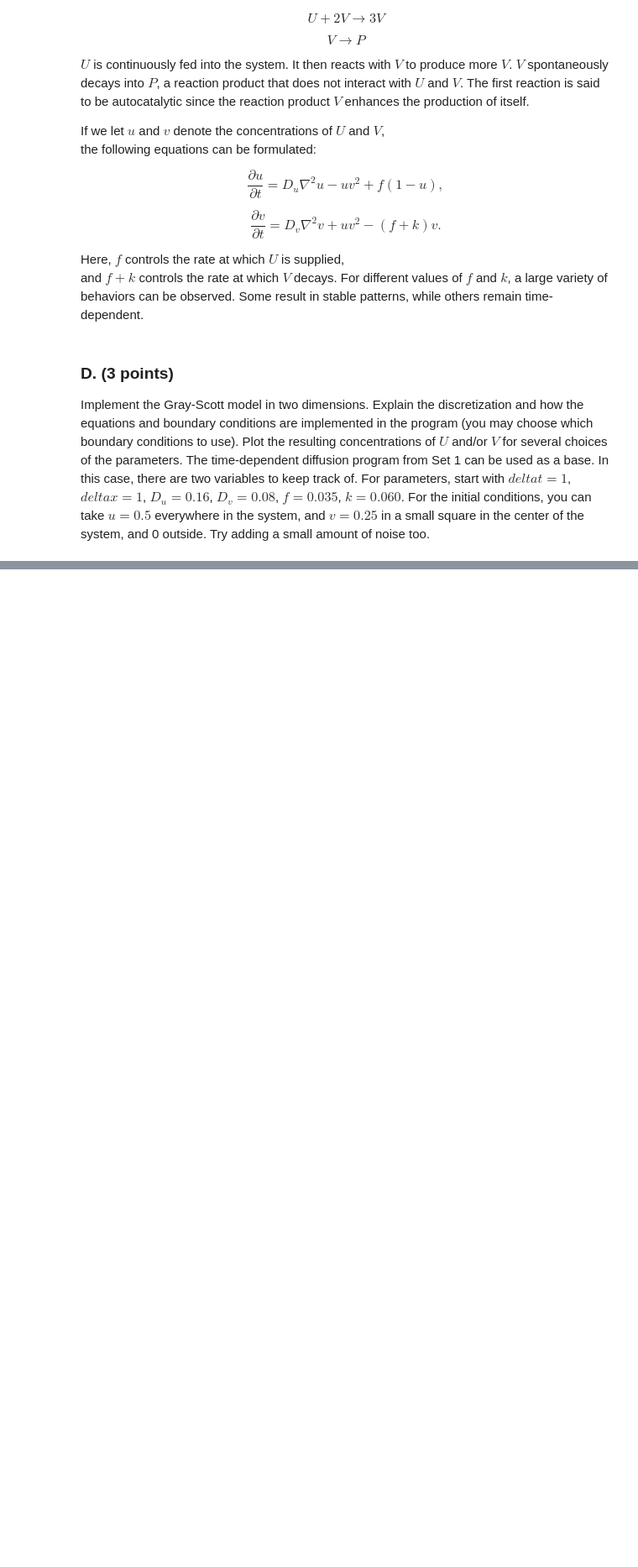
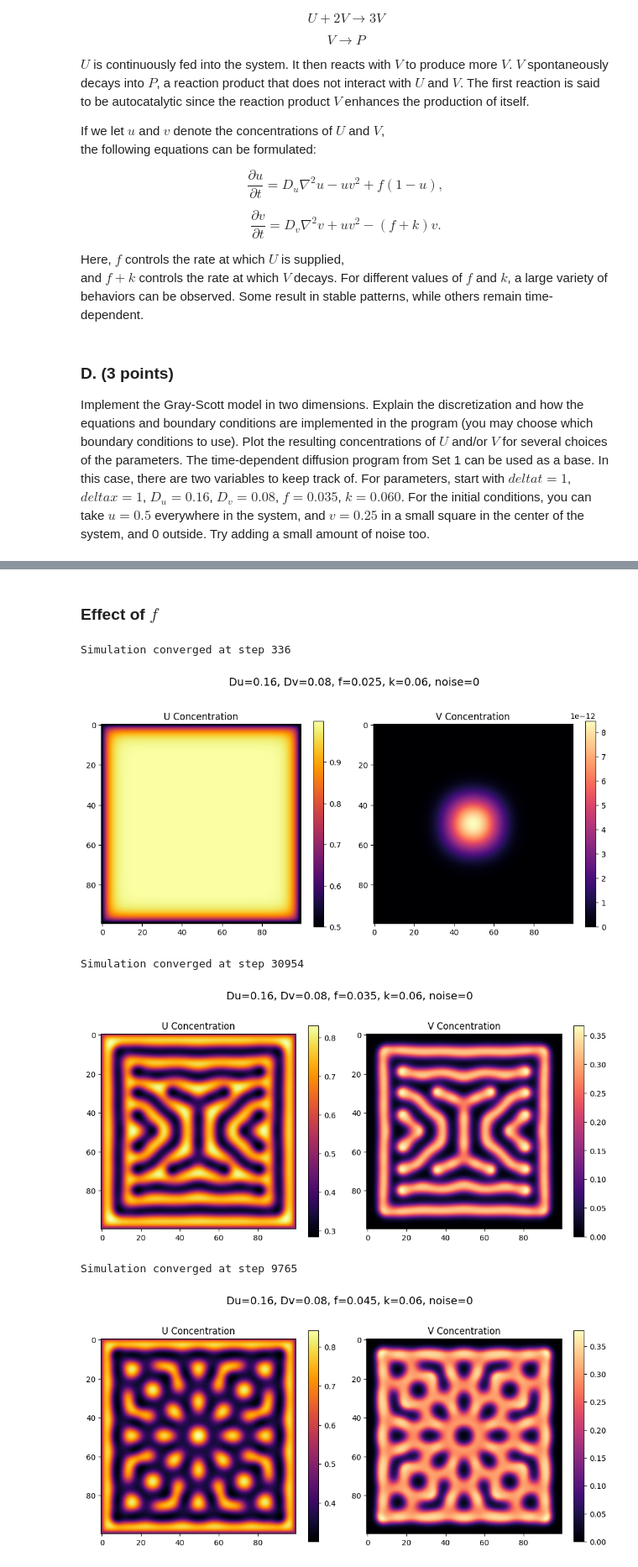
Before and after one commit to YuxinDong1010/ScientificComputingAssignment2, a Jupyter notebook: Set2.ipynb, the cells around one changed output, grey strips where cells are left out. Shown at 84% size. Saved outputs shown, nothing was run; the diff lists cells and outputs as text; code cells hidden in the pictures; blank space fills up the shorter version.

```diff
--- a/Set2.ipynb
+++ b/Set2.ipynb
@@ -342,0 +509,17 @@ Implement the Gray-Scott model in two dimensions.  Explain the discretization an
+# %% [markdown]
+### Effect of $f$
+# %%
+experiment_name = "Effect_of_f"
+f_values = [0.025, 0.035, 0.045]
+
+for f in f_values:
+    params = {"Du": 0.16, "Dv": 0.08, "f": f, "k": 0.06, "noise": 0}
+    U, V = gray_scott(**params)
+    plot_result(U, V, params, experiment_name)
+# %% [output]
+Simulation converged at step 336
+[figure, added]
+Simulation converged at step 30954
+[figure, added]
+Simulation converged at step 9765
+[figure, added]
```
Also changed, not shown: parts of 11 cells of this notebook, 3 other files.
